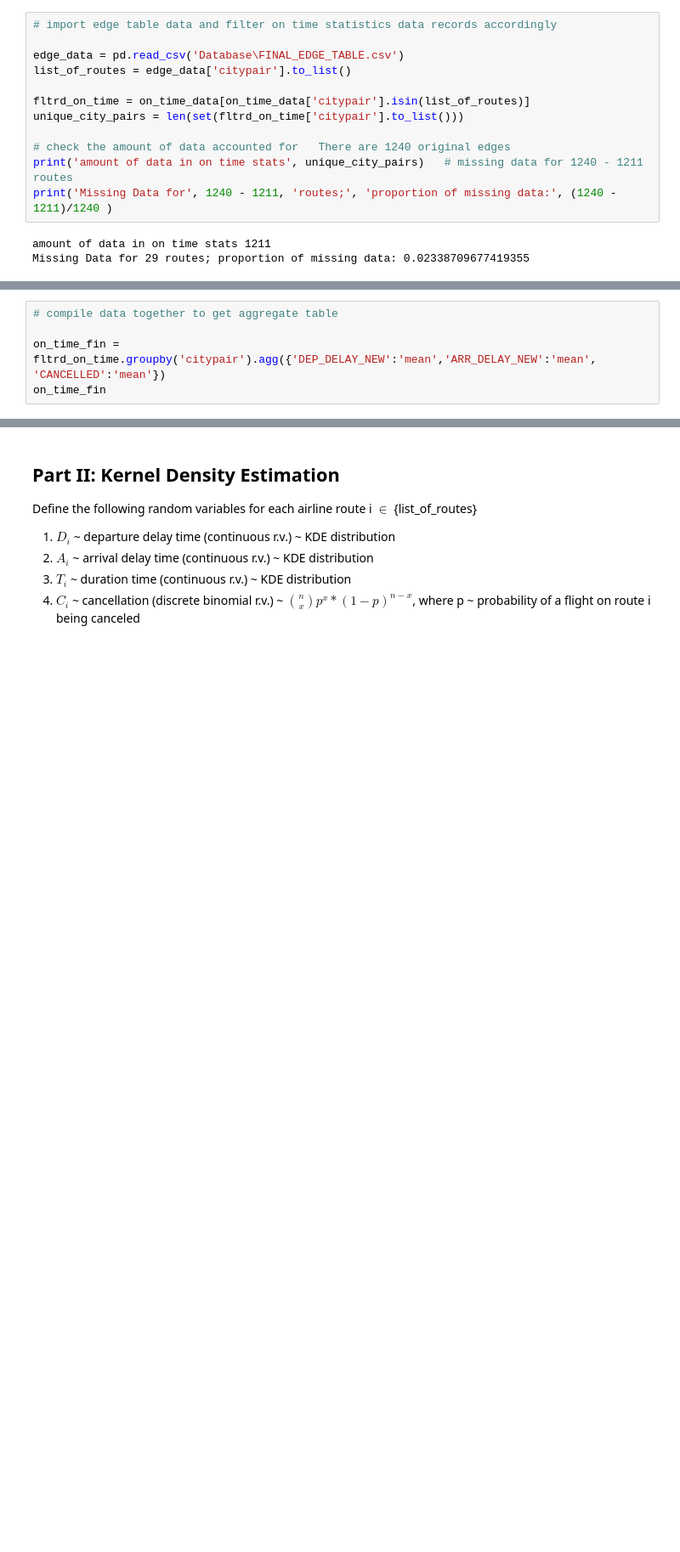
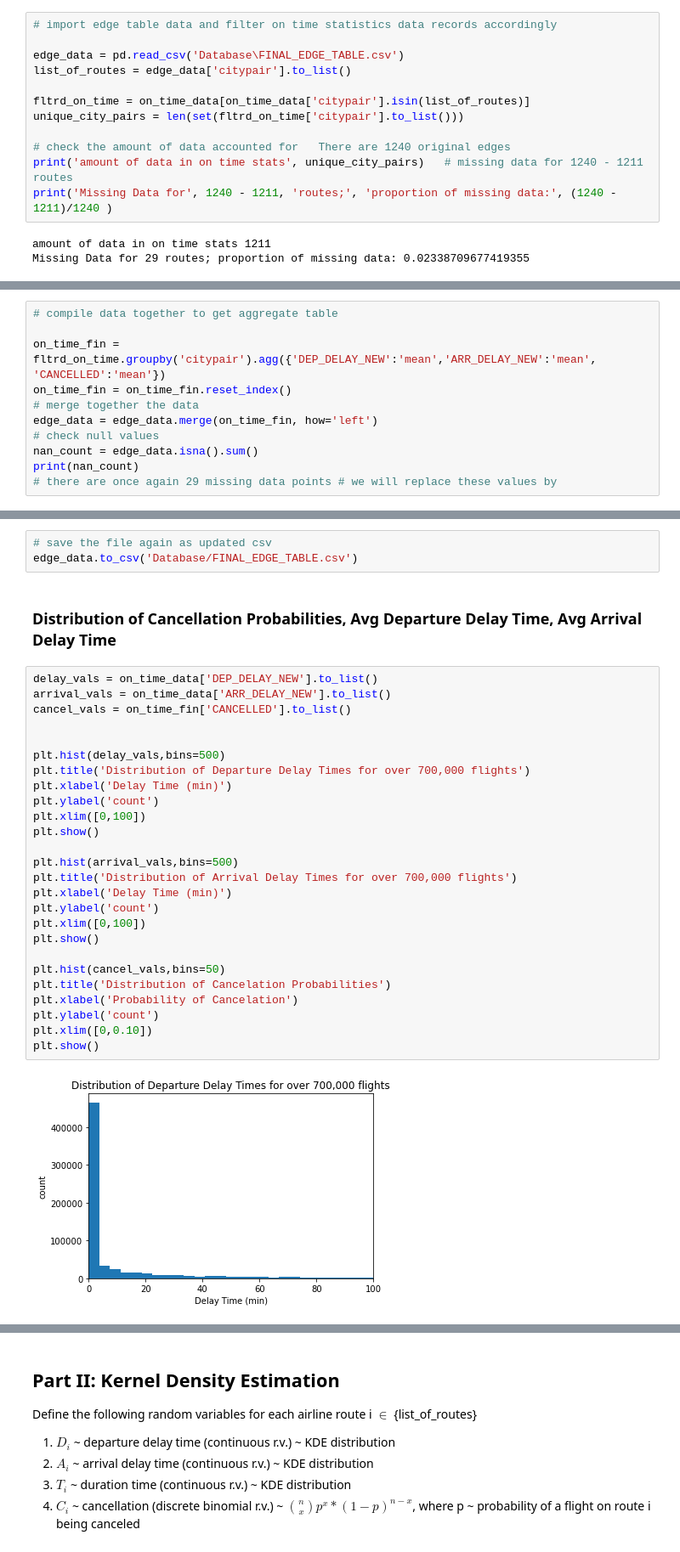
Before and after one commit to krutalp/Airline_Route_Analytics, a Jupyter notebook: On_Time_Preformance_Analysis.ipynb, the cells around one changed output, grey strips where cells are left out. Shown at 85% size. Drawn from its saved outputs; the diff is of its cells as text; blank space fills up the shorter version.

Commit message:
updated wk tasks, new edge table added

```diff
--- a/On_Time_Preformance_Analysis.ipynb
+++ b/On_Time_Preformance_Analysis.ipynb
@@ -104,5 +104,11 @@ on_time_data
 # compile data together to get aggregate table
 
 on_time_fin = fltrd_on_time.groupby('citypair').agg({'DEP_DELAY_NEW':'mean','ARR_DELAY_NEW':'mean', 'CANCELLED':'mean'})
-on_time_fin
+on_time_fin = on_time_fin.reset_index()
+# merge together the data
+edge_data = edge_data.merge(on_time_fin, how='left')
+# check null values
+nan_count = edge_data.isna().sum()
+print(nan_count)
+# there are once again 29 missing data points # we will replace these values by
 # %% [output]
@@ -122,0 +157,33 @@ on_time_fin
+# %%
+# save the file again as updated csv
+edge_data.to_csv('Database/FINAL_EDGE_TABLE.csv')
+# %% [markdown]
+### Distribution of Cancellation Probabilities, Avg Departure Delay Time, Avg Arrival Delay Time
+# %%
+delay_vals = on_time_data['DEP_DELAY_NEW'].to_list()
+arrival_vals = on_time_data['ARR_DELAY_NEW'].to_list()
+cancel_vals = on_time_fin['CANCELLED'].to_list()
+
+
+plt.hist(delay_vals,bins=500)
+plt.title('Distribution of Departure Delay Times for over 700,000 flights')
+plt.xlabel('Delay Time (min)')
+plt.ylabel('count')
+plt.xlim([0,100])
+plt.show()
+
+plt.hist(arrival_vals,bins=500)
+plt.title('Distribution of Arrival Delay Times for over 700,000 flights')
+plt.xlabel('Delay Time (min)')
+plt.ylabel('count')
+plt.xlim([0,100])
+plt.show()
+
+plt.hist(cancel_vals,bins=50)
+plt.title('Distribution of Cancelation Probabilities')
+plt.xlabel('Probability of Cancelation')
+plt.ylabel('count')
+plt.xlim([0,0.10])
+plt.show()
+# %% [output]
+[figure, added]
```
Also changed, not shown: parts of 8 cells of this notebook, 2 other files.
